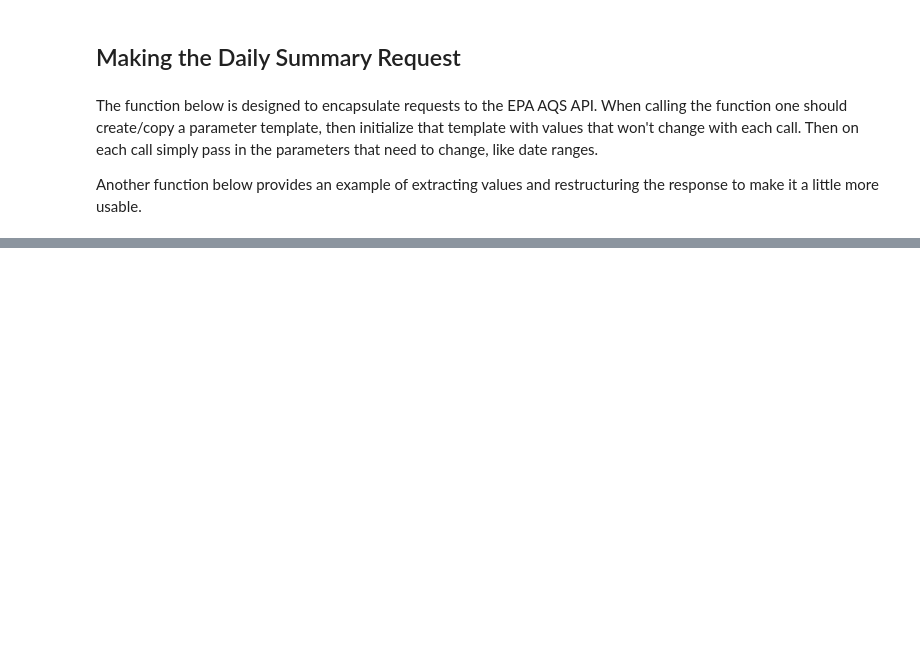
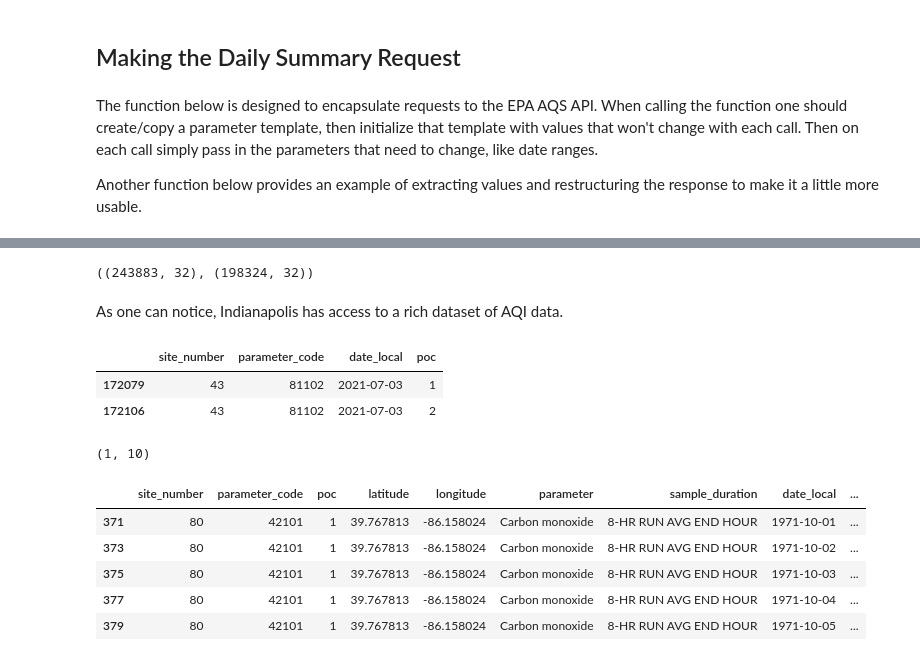
Before and after one commit to himanshunaidu/data512_project, a Jupyter notebook: aqi_data_acquisition.ipynb, the cells around one changed output, grey strips where cells are left out. Drawn from its saved outputs; the diff is of its cells as text; code cells hidden in the pictures; blank space fills up the shorter version.

Commit message:
Fix Data Acquisition and Start EDA

```diff
--- a/aqi_data_acquisition.ipynb
+++ b/aqi_data_acquisition.ipynb
@@ -481,0 +511,75 @@ particulate_aqi_list_df.to_csv(PARTICULATE_AQI_PATH, index=False)
+# %%
+gaseous_aqi_df.shape, particulate_aqi_df.shape
+# %% [output]
+((243883, 32), (198324, 32))
+# %% [markdown]
+As one can notice, Indianapolis has access to a rich dataset of AQI data.
+# %%
+# Get only the relevant columns
+# for col in gaseous_aqi_df.columns:
+#     print(f"\"{col}\",")
+
+RELEVANT_COLUMNS = [
+    # "state_code",
+    # "county_code",
+    "site_number", # ?
+    "parameter_code", # 5-digit AQS parameter code
+    "poc", # POCs are used when there are multiple devices measuring the same pollutant at a site.
+    "latitude",
+    "longitude",
+    # "datum", # Always WGS84
+    "parameter",
+    # "sample_duration_code", # redundant and doesn't convey as much as sample_duration
+    "sample_duration",
+    # "pollutant_standard", # redundant with parameter and sample_duration
+    "date_local",
+    "units_of_measure",
+    # "event_type", # No Events
+    # "observation_count", # Deemed not relevant after online research
+    # "observation_percent", # Deemed not relevant after online research
+    # "validity_indicator",
+    # "arithmetic_mean", # We will be using AQI directly
+    # "first_max_value", # We will be using AQI directly
+    # "first_max_hour", # We will be using AQI directly
+    "aqi",
+    # "method_code", # Method will not be used
+    # "method", # Method will not be used
+    # "local_site_name",
+    # "site_address",
+    # "state",
+    # "county",
+    # "city",
+    # "cbsa_code",
+    # "cbsa",
+    # "date_of_last_change",
+]
+# %%
+gaseous_aqi_subset_df = gaseous_aqi_df[RELEVANT_COLUMNS]
+particulate_aqi_subset_df = particulate_aqi_df[RELEVANT_COLUMNS]
+# %%
+# Same site can have multiple monitors for the same pollutant at the same day
+particulate_aqi_subset_df[(particulate_aqi_subset_df['site_number']==43)
+                          & (particulate_aqi_subset_df['parameter_code']==81102)
+                          & (particulate_aqi_subset_df['date_local']=='2021-07-03')]\
+                          [['site_number', 'parameter_code', 'date_local', 'poc']].drop_duplicates()
+# %% [output]
+|  | site_number | parameter_code | date_local | poc |
+| 172079 | 43 | 81102 | 2021-07-03 | 1 |
+| 172106 | 43 | 81102 | 2021-07-03 | 2 |
+# %%
+# Same site's monitor will however, report daily AQI only once.
+particulate_aqi_subset_df[(particulate_aqi_subset_df['site_number']==43)
+                          & (particulate_aqi_subset_df['parameter_code']==81102)
+                          & (particulate_aqi_subset_df['date_local']=='2021-07-03')
+                          & (particulate_aqi_subset_df['poc']==1)].shape
+# %% [output]
+(1, 10)
+# %%
+gaseous_aqi_subset_df.head(5)
+# %% [output]
+|  | site_number | parameter_code | poc | latitude | longitude | parameter | sample_duration | date_local | ... |
+| 371 | 80 | 42101 | 1 | 39.767813 | -86.158024 | Carbon monoxide | 8-HR RUN AVG END HOUR | 1971-10-01 | ... |
+| 373 | 80 | 42101 | 1 | 39.767813 | -86.158024 | Carbon monoxide | 8-HR RUN AVG END HOUR | 1971-10-02 | ... |
+| 375 | 80 | 42101 | 1 | 39.767813 | -86.158024 | Carbon monoxide | 8-HR RUN AVG END HOUR | 1971-10-03 | ... |
+| 377 | 80 | 42101 | 1 | 39.767813 | -86.158024 | Carbon monoxide | 8-HR RUN AVG END HOUR | 1971-10-04 | ... |
+| 379 | 80 | 42101 | 1 | 39.767813 | -86.158024 | Carbon monoxide | 8-HR RUN AVG END HOUR | 1971-10-05 | ... |
```
Also changed, not shown: parts of 8 cells of this notebook.
